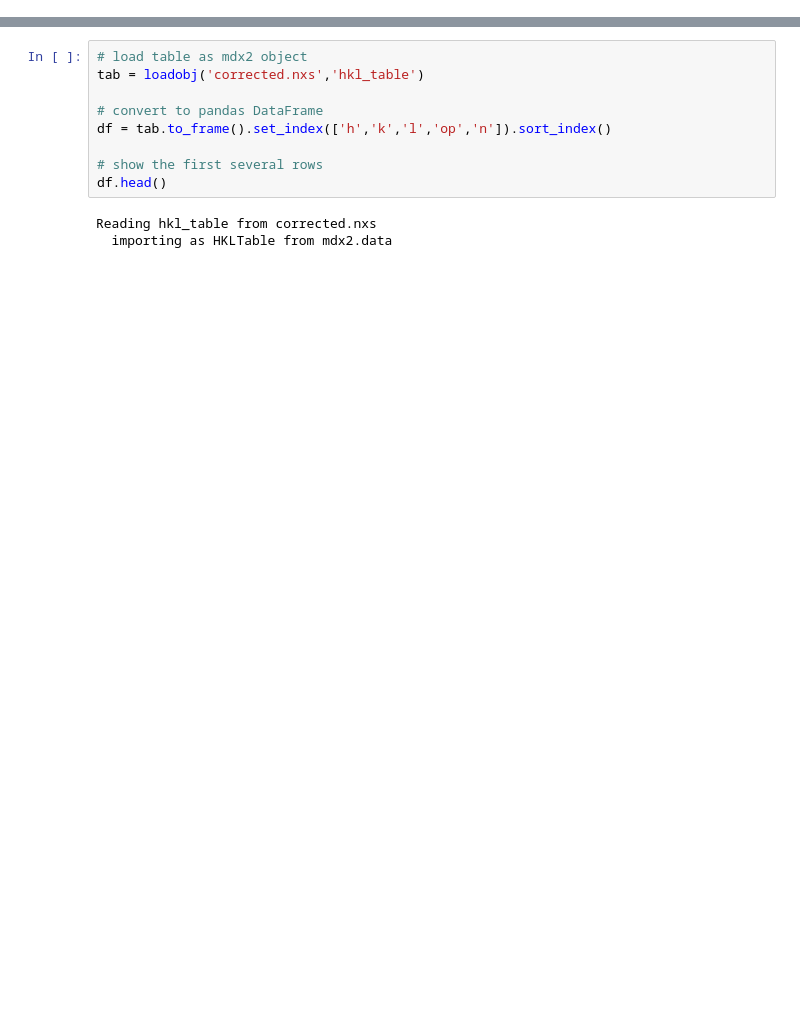
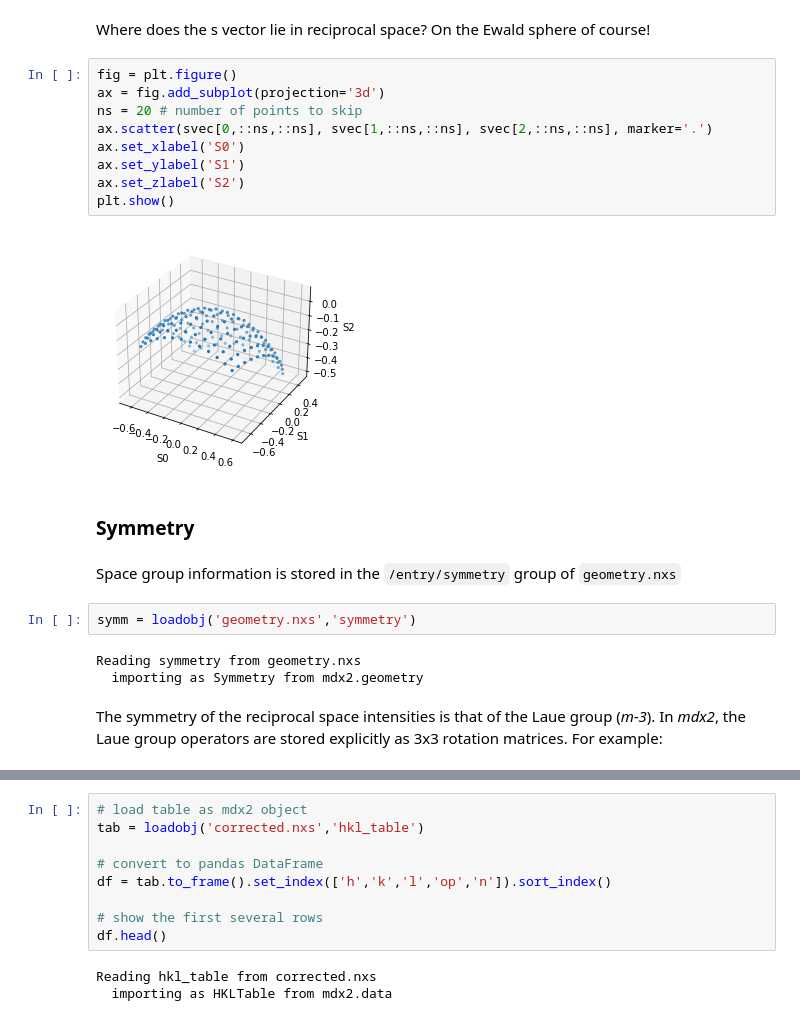
Before and after one commit to ando-lab/erice-2022-data-reduction, a Jupyter notebook: 6_mdx2_python.ipynb, the cells around one changed output, grey strips where cells are left out. Drawn from its saved outputs; the diff is of its cells as text; blank space fills up the shorter version.

```diff
--- a/6_mdx2_python.ipynb
+++ b/6_mdx2_python.ipynb
@@ -11,0 +137,24 @@ import pandas as pd
+# %% [markdown]
+Where does the s vector lie in reciprocal space? On the Ewald sphere of course!
+# %%
+fig = plt.figure()
+ax = fig.add_subplot(projection='3d')
+ns = 20 # number of points to skip
+ax.scatter(svec[0,::ns,::ns], svec[1,::ns,::ns], svec[2,::ns,::ns], marker='.')
+ax.set_xlabel('S0')
+ax.set_ylabel('S1')
+ax.set_zlabel('S2')
+plt.show()
+# %% [output]
+[figure, added]
+# %% [markdown]
+### Symmetry
+# %% [markdown]
+Space group information is stored in the `/entry/symmetry` group of `geometry.nxs`
+# %%
+symm = loadobj('geometry.nxs','symmetry')
+# %% [output]
+Reading symmetry from geometry.nxs
+  importing as Symmetry from mdx2.geometry
+# %% [markdown]
+The symmetry of the reciprocal space intensities is that of the Laue group (*m-3*). In *mdx2*, the Laue group operators are stored explicitly as 3x3 rotation matrices. For example:
```
Also changed, not shown: parts of 42 cells of this notebook.
